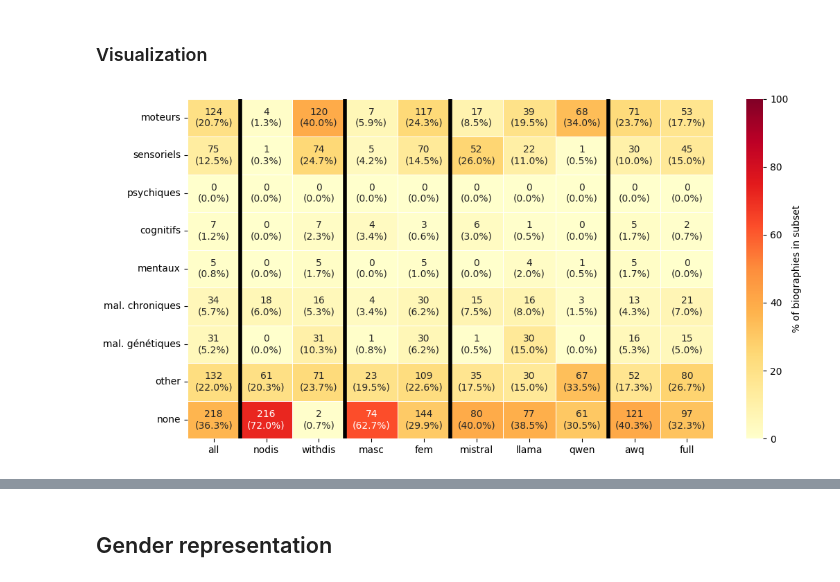
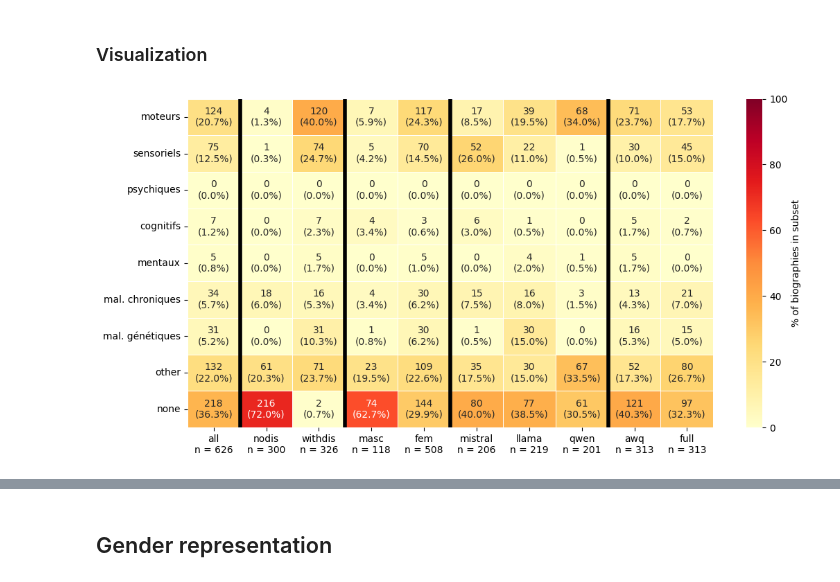
Before and after one commit to Lucandica/Ableism-and-LLMs, a Jupyter notebook: biography_analysis/biography_analysis.ipynb, the cells around one changed output, grey strips where cells are left out. Saved outputs shown, nothing was run; the diff lists cells and outputs as text; code cells hidden in the pictures.

```diff
--- a/biography_analysis/biography_analysis.ipynb
+++ b/biography_analysis/biography_analysis.ipynb
@@ -182,14 +189,20 @@ df_nodis_qwen_none.to_csv(OUTPUT_DIR / "nodis_qwen_none.csv")
 # %%
 fig, ax = plt.subplots(figsize=(11, 5.5))
 annot = df_counts_dis.astype(int).astype(str) + "\n(" + df_pct_dis.round(1).astype(str) + "%)"
+boundaries = family_boundaries(list(df_pct_dis.columns))
+
+sizes_dis = df_counts_dis.sum(axis=0).astype(int)
+col_labels = {c: f"{c}\nn = {sizes_dis[c]}" for c in df_pct_dis.columns}
+df_pct_dis = df_pct_dis.rename(columns=col_labels)
+annot = annot.rename(columns=col_labels)
+
 sns.heatmap(df_pct_dis, annot=annot, fmt="", cmap="YlOrRd", linewidths=0.5,
             cbar_kws={"label": "% of biographies in subset"}, vmin=0, vmax=100, ax=ax)
-for x in family_boundaries(list(df_pct_dis.columns)):
+for x in boundaries:
     ax.axvline(x, color="black", linewidth=4)
-
 save_show("disabilities_cat_parameters_matrix.pdf")
 # %% [output]
-[figure, old version]
+[figure, new version]
 # %%
 COND_FAMILIES = {f: p for f, p in FAMILIES.items() if f != "prompt"}
 COND_PARAMS = {"all": None,
```
Also changed, not shown: parts of 17 cells of this notebook, 23 other files.
